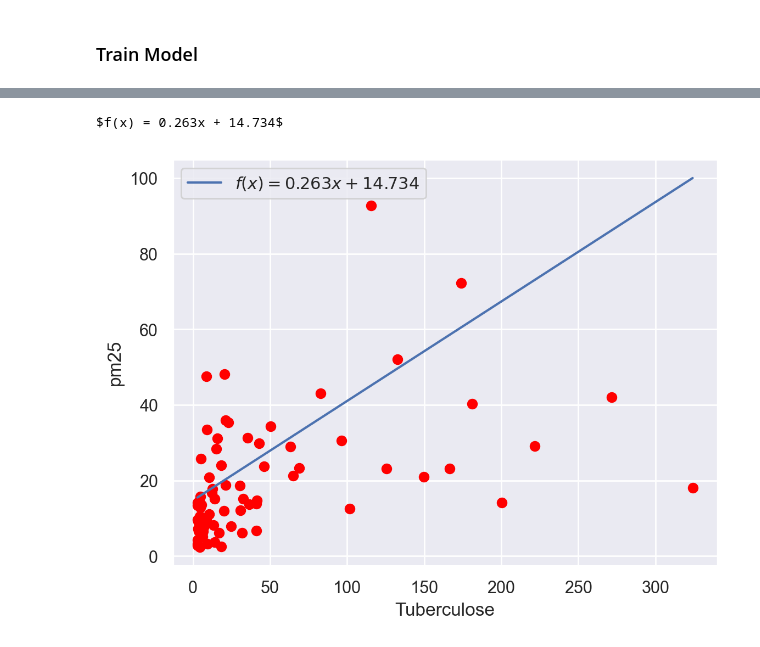
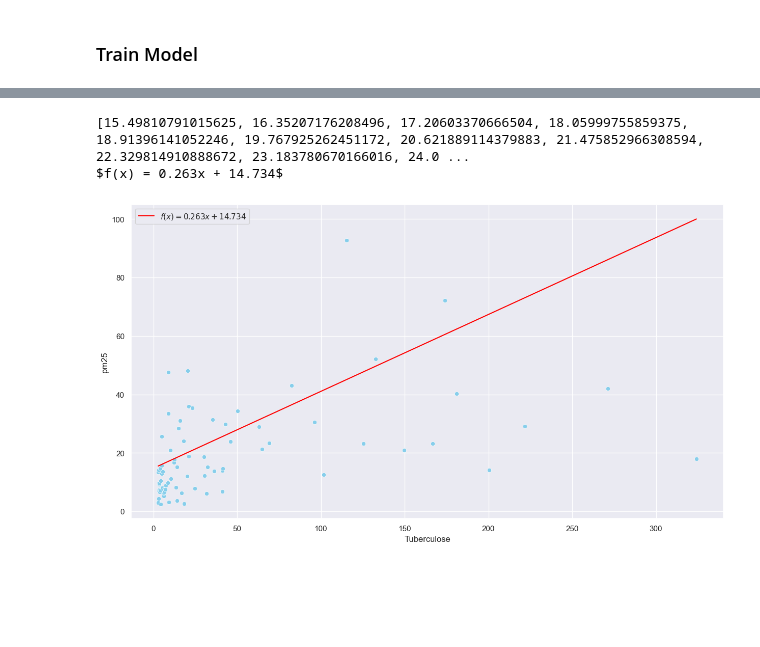
Before and after one commit to Chrispoo3680/air-quiality-vs-illness, a Jupyter notebook: notebooks/regression.ipynb, the cells around one changed output, grey strips where cells are left out. Cells and saved outputs as stored; diff of their text form; code cells hidden in the pictures; blank space fills up the shorter version.

```diff
--- a/notebooks/regression.ipynb
+++ b/notebooks/regression.ipynb
@@ -330,20 +330,25 @@ for epoch in tqdm(range(epochs)):
 # %%
 model.eval()
 
 x_vals = torch.linspace(dataset.values[0].squeeze(), dataset.values[-1].squeeze(), 100)
 
 with torch.inference_mode():
-    y_preds = [model(val.unsqueeze(dim=0)) for val in x_vals]
+    y_preds = [float(model(val.unsqueeze(dim=0))) for val in x_vals]
+
+print(y_preds)
 
 print(str(model))
 
-plt.figure(dpi=200)
-plt.scatter(dataset.values, dataset.targets, color="red")
-plt.plot(x_vals, y_preds, label=str(model))
+sns.set_theme()
+plt.figure(figsize=(15, 8))
+
+sns.scatterplot(x=dataset.values, y=dataset.targets, color="skyblue")
+sns.lineplot(x=x_vals, y=y_preds, label=str(model), color="red")
 plt.xlabel("Tuberculose")
 plt.ylabel("pm25")
 plt.legend()
 plt.show()
 # %% [output]
+[15.49810791015625, 16.35207176208496, 17.20603370666504, 18.05999755859375, 18.91396141052246, 19.767925262451172, 20.621889114379883, 21.475852966308594, 22.329814910888672, 23.183780670166016, 24.0 ...
 $f(x) = 0.263x + 14.734$
-[figure, old version]
+[figure, new version]
```
Also changed, not shown: parts of 1 cell of this notebook.
